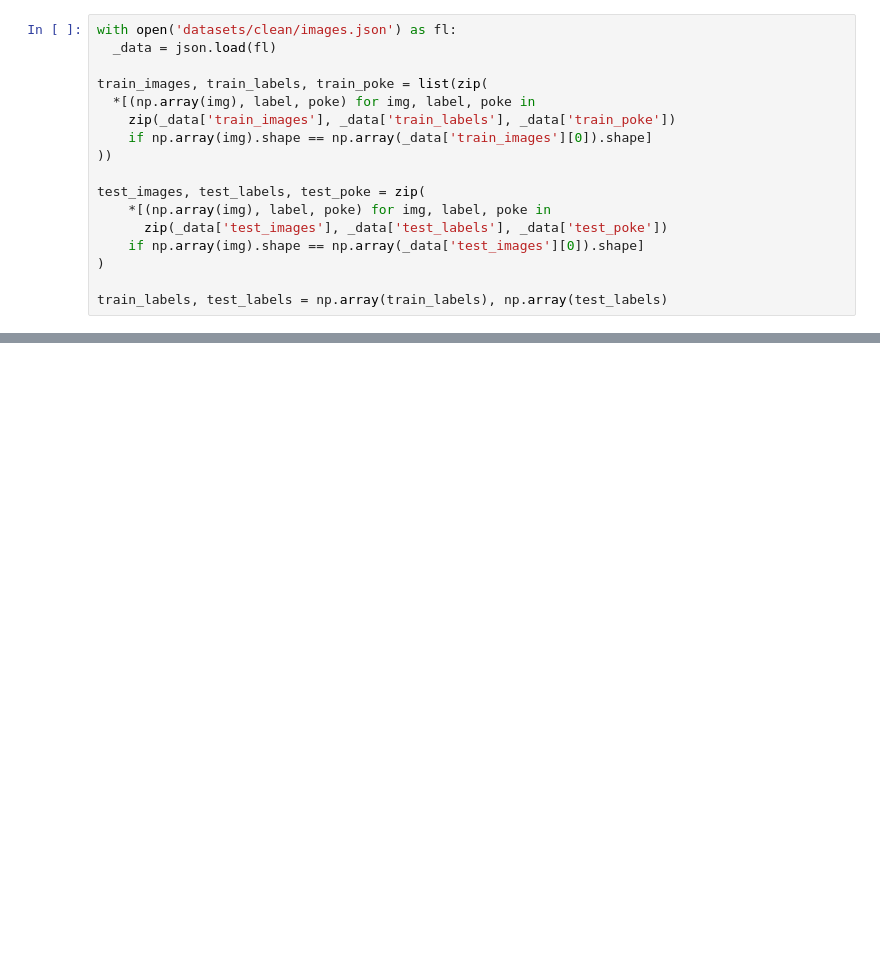
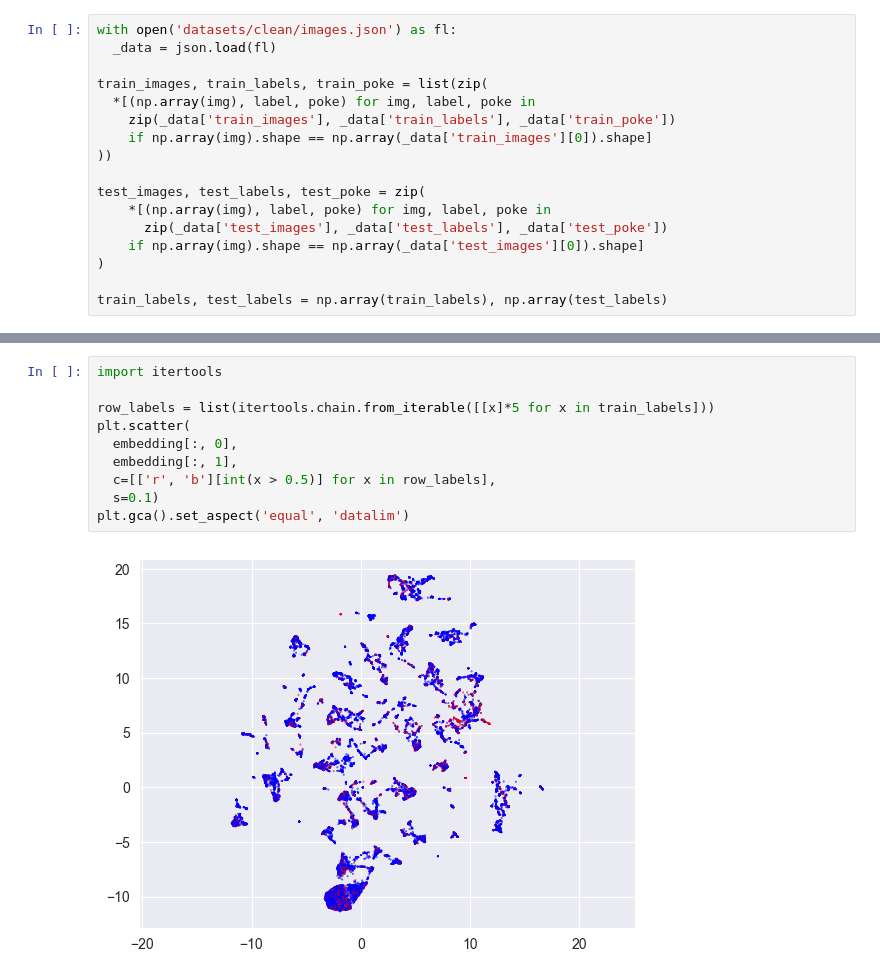
Before and after one commit to AnujxYadav/Pokemon-Classifier-ML-Project, a Jupyter notebook: network.ipynb, the cells around one changed output, grey strips where cells are left out. Cells and saved outputs as stored; diff of their text form; blank space fills up the shorter version.

```diff
--- a/network.ipynb
+++ b/network.ipynb
@@ -65,0 +75,12 @@ train_images, test_images = np.array(train_images), np.array(test_images)
+# %%
+import itertools
+
+row_labels = list(itertools.chain.from_iterable([[x]*5 for x in train_labels]))
+plt.scatter(
+  embedding[:, 0],
+  embedding[:, 1],
+  c=[['r', 'b'][int(x > 0.5)] for x in row_labels],
+  s=0.1)
+plt.gca().set_aspect('equal', 'datalim')
+# %% [output]
+[figure, added]
```
Also changed, not shown: parts of 14 cells of this notebook, 3 other files.
